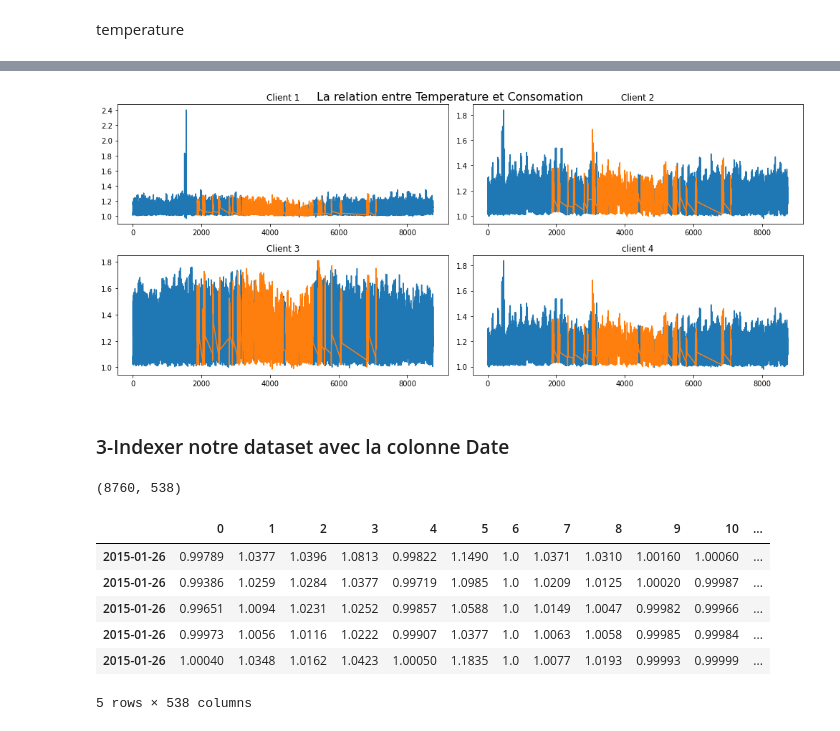
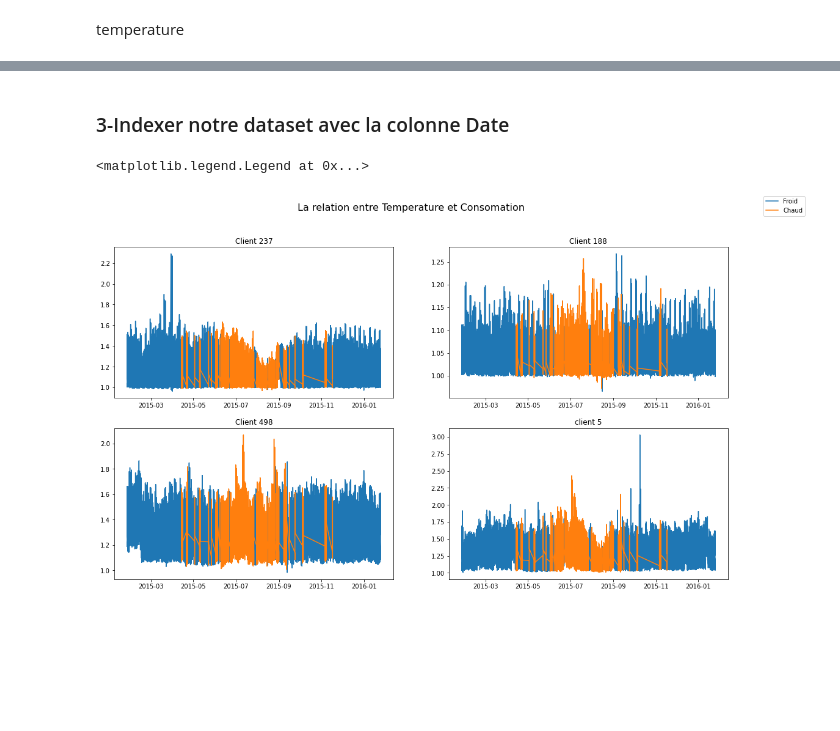
Before and after one commit to forloulhoucine/TER_Analyse-de-donnees-issues-dun-reseau-urbain, a Jupyter notebook: TER.ipynb, the cells around one changed output, grey strips where cells are left out. Cells and saved outputs as stored; diff of their text form; code cells hidden in the pictures; blank space fills up the shorter version.

```diff
--- a/TER.ipynb
+++ b/TER.ipynb
@@ -455,18 +472,0 @@ plt.show()
-# %%
-fig, axs = plt.subplots(2, 2)
-fig.suptitle('La relation entre Temperature et Consomation',fontsize=16)
-axs[0, 0].plot(Dfr[1])
-axs[0, 0].plot(Dch[1])
-axs[0, 0].set_title('Client 1')
-axs[0, 1].plot(Dfr[2])
-axs[0, 1].plot(Dch[2])
-axs[0, 1].set_title('Client 2')
-axs[1, 0].plot(Dfr[3])
-axs[1, 0].plot(Dch[3])
-axs[1, 0].set_title('Client 3')
-axs[1, 1].plot(Dfr[2])
-axs[1, 1].plot(Dch[2])
-axs[1, 1].set_title('client 4')
-fig.tight_layout()
-# %% [output]
-[figure, removed]
@@ -479,12 +483,27 @@ DF=C_F.set_index(d_index)
-# %%
-print(DF.shape)
-DF.head()
-# %% [output]
-(8760, 538)
-|  | 0 | 1 | 2 | 3 | 4 | 5 | 6 | 7 | 8 | 9 | 10 | ... |
-| 2015-01-26 | 0.99789 | 1.0377 | 1.0396 | 1.0813 | 0.99822 | 1.1490 | 1.0 | 1.0371 | 1.0310 | 1.00160 | 1.00060 | ... |
-| 2015-01-26 | 0.99386 | 1.0259 | 1.0284 | 1.0377 | 0.99719 | 1.0985 | 1.0 | 1.0209 | 1.0125 | 1.00020 | 0.99987 | ... |
-| 2015-01-26 | 0.99651 | 1.0094 | 1.0231 | 1.0252 | 0.99857 | 1.0588 | 1.0 | 1.0149 | 1.0047 | 0.99982 | 0.99966 | ... |
-| 2015-01-26 | 0.99973 | 1.0056 | 1.0116 | 1.0222 | 0.99907 | 1.0377 | 1.0 | 1.0063 | 1.0058 | 0.99985 | 0.99984 | ... |
-| 2015-01-26 | 1.00040 | 1.0348 | 1.0162 | 1.0423 | 1.00050 | 1.1835 | 1.0 | 1.0077 | 1.0193 | 0.99993 | 0.99999 | ... |
-5 rows × 538 columns
+# %%
+#indexer les tables par date
+d_series = pd.to_datetime(Dfr['Date'])
+d_index = pd.DatetimeIndex(d_series.values)
+Dfr=Dfr.set_index(d_index)
+d_series = pd.to_datetime(Dch['Date'])
+d_index = pd.DatetimeIndex(d_series.values)
+Dch=Dch.set_index(d_index)
+fig, axs = plt.subplots(2, 2)
+fig.suptitle('La relation entre Temperature et Consomation',fontsize=16)
+axs[0, 0].plot(Dfr[i])
+axs[0, 0].plot(Dch[i])
+axs[0, 0].set_title('Client '+str(i))
+axs[0, 1].plot(Dfr[j])
+axs[0, 1].plot(Dch[j])
+axs[0, 1].set_title('Client '+str(j))
+axs[1, 0].plot(Dfr[k])
+axs[1, 0].plot(Dch[k])
+axs[1, 0].set_title('Client '+str(k))
+axs[1, 1].plot(Dfr[l])
+axs[1, 1].plot(Dch[l])
+axs[1, 1].set_title('client '+str(l))
+fig.set_size_inches(18,10)
+fig.legend(["Froid","Chaud"])
+# %% [output]
+<matplotlib.legend.Legend at 0x...>
+[figure, added]
```
Also changed, not shown: parts of 9 cells of this notebook.
